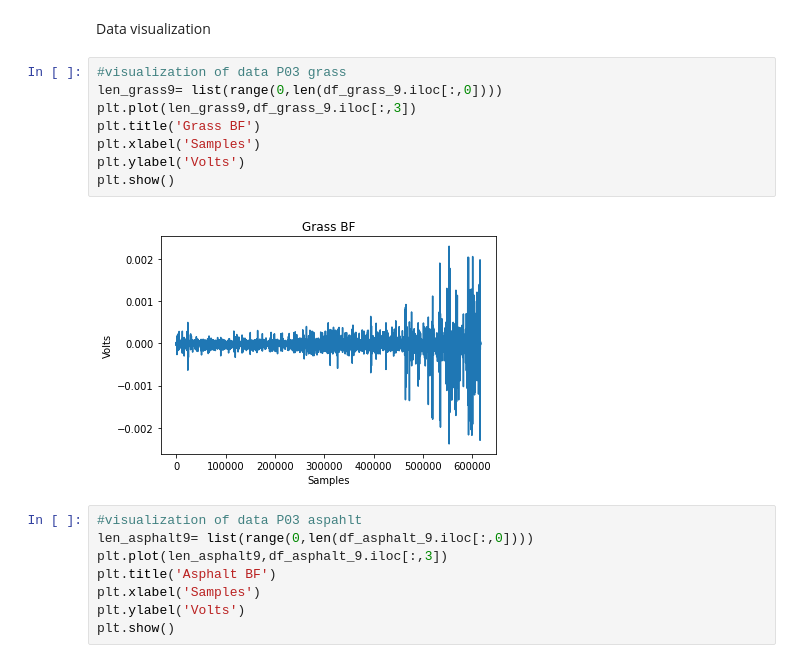
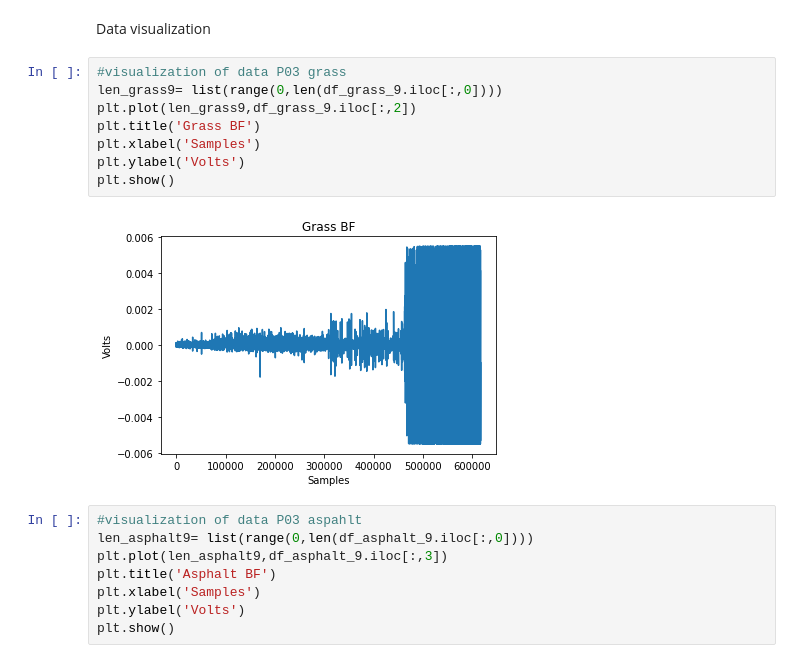
Before and after one commit to Gab2697/Human-Activity-Recognition, a Jupyter notebook: Baseline_CNN.ipynb, the cells around one changed output. Saved outputs shown, nothing was run; the diff lists cells and outputs as text.

```diff
--- a/Baseline_CNN.ipynb
+++ b/Baseline_CNN.ipynb
@@ -127,13 +127,13 @@ Data visualization
 # %%
 #visualization of data P03 grass
 len_grass9= list(range(0,len(df_grass_9.iloc[:,0])))
-plt.plot(len_grass9,df_grass_9.iloc[:,3])
+plt.plot(len_grass9,df_grass_9.iloc[:,2])
 plt.title('Grass BF')
 plt.xlabel('Samples')
 plt.ylabel('Volts')
 plt.show()
 # %% [output]
-[figure, old version]
+[figure, new version]
 # %%
 #visualization of data P03 aspahlt
 len_asphalt9= list(range(0,len(df_asphalt_9.iloc[:,0])))
```
Also changed, not shown: parts of 2 cells of this notebook.
